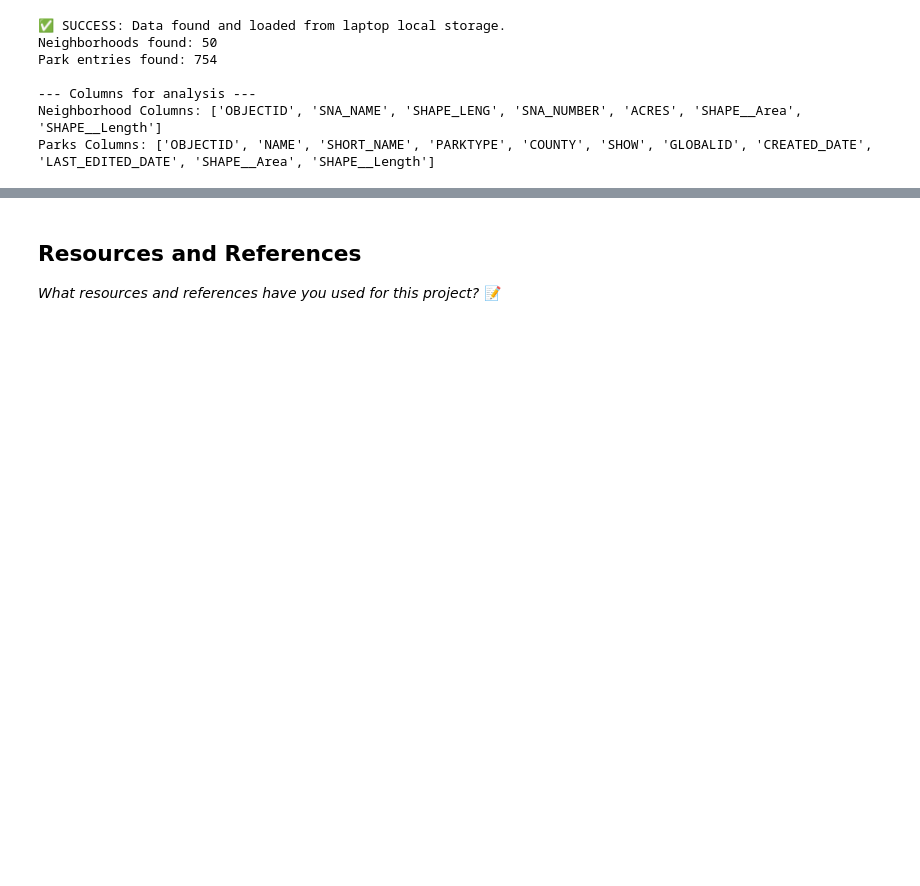
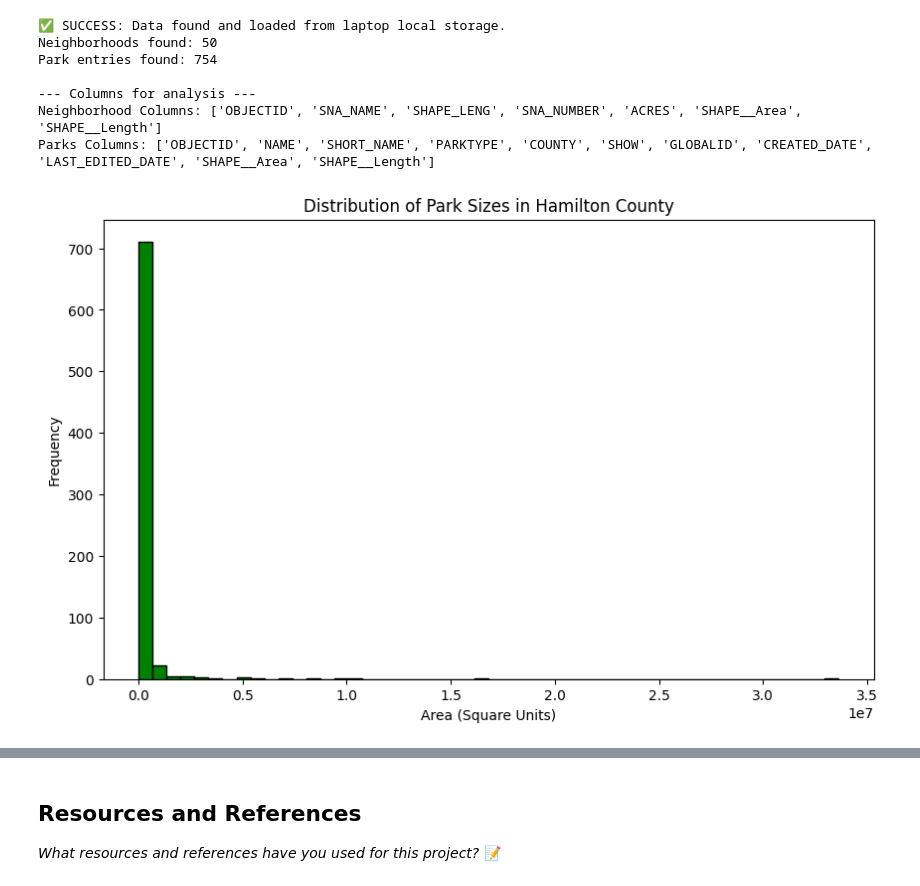
Before and after one commit to IT4063C-Spring26/final-project-ningwaa, a Jupyter notebook: source.ipynb, the cells around one changed output, grey strips where cells are left out. Drawn from its saved outputs; the diff is of its cells as text; code cells hidden in the pictures; blank space fills up the shorter version.

```diff
--- a/source.ipynb
+++ b/source.ipynb
@@ -80,3 +80,16 @@ Park entries found: 754
 --- Columns for analysis ---
 Neighborhood Columns: ['OBJECTID', 'SNA_NAME', 'SHAPE_LENG', 'SNA_NUMBER', 'ACRES', 'SHAPE__Area', 'SHAPE__Length']
 Parks Columns: ['OBJECTID', 'NAME', 'SHORT_NAME', 'PARKTYPE', 'COUNTY', 'SHOW', 'GLOBALID', 'CREATED_DATE', 'LAST_EDITED_DATE', 'SHAPE__Area', 'SHAPE__Length']
+# %%
+import matplotlib.pyplot as plt
+import seaborn as sns
+
+# Visualization 1: Distribution of Park Sizes (using Matplotlib)
+plt.figure(figsize=(10, 6))
+plt.hist(parks['SHAPE__Area'], bins=50, color='green', edgecolor='black')
+plt.title('Distribution of Park Sizes in Hamilton County')
+plt.xlabel('Area (Square Units)')
+plt.ylabel('Frequency')
+plt.show()
+# %% [output]
+[figure, added]
```
Also changed, not shown: parts of 10 cells of this notebook, 1 other file.
